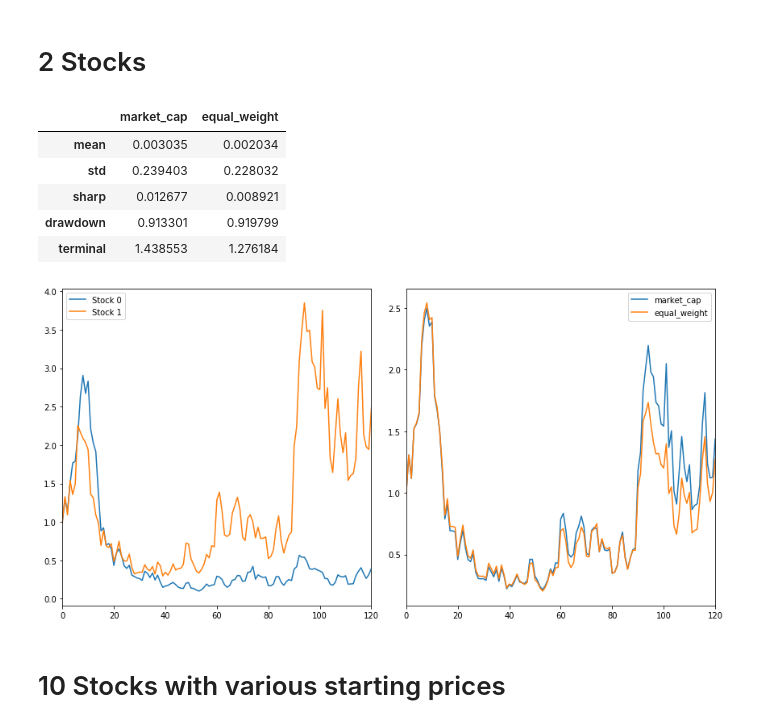
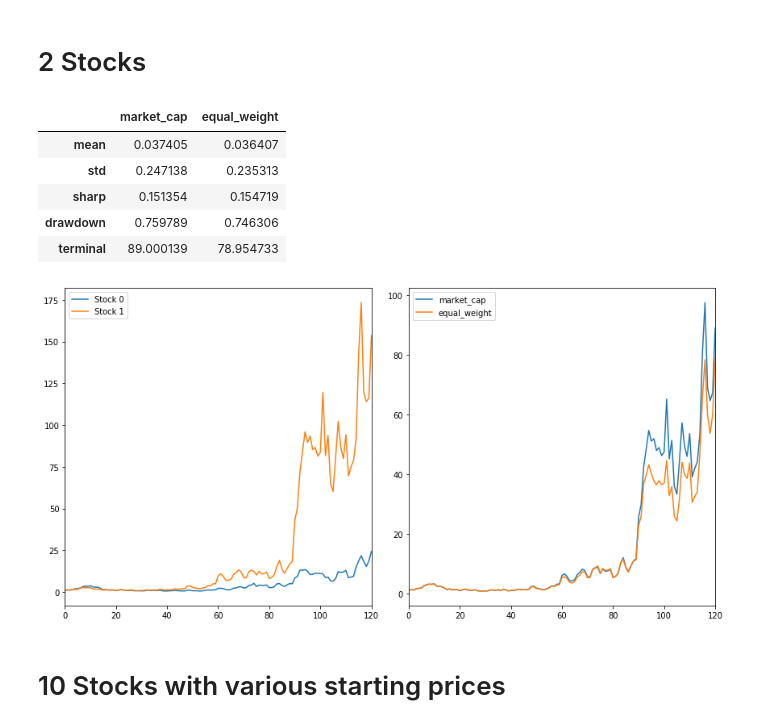
Before and after one commit to tianhuil/portfolio, a Jupyter notebook: Portfolio.ipynb, the cells around one changed output. Saved outputs shown, nothing was run; the diff lists cells and outputs as text; code cells hidden in the pictures.

```diff
--- a/Portfolio.ipynb
+++ b/Portfolio.ipynb
@@ -27,8 +27,8 @@ def stock_prices(S0, mu, sigma, T, seed=42):
 
     drift = mu - 0.5 * np.diag(np.dot(sigma, sigma.T))
     vol = np.dot(sigma, W)
-    increments = drift[:, np.newaxis] + np.cumsum(vol, axis=1)
-    return np.concatenate((S0, S0 * np.exp(increments)), axis=1)
+    log_path = np.outer(drift, np.arange(1, T+1)) + np.cumsum(vol, axis=1)
+    return np.concatenate((S0, S0 * np.exp(log_path)), axis=1)
 
 def market_cap_portfolio(stocks):
     S0 = stocks[:, 0]
@@ -45,7 +45,7 @@ def gmean(x):
     return np.exp(np.mean(np.log(x)))
 
 def gstd(x):
-    return np.exp(np.mean(np.log(x) - np.log(gmean(x)) ** 2))
+    return np.exp(np.std(np.log(x)))
 
 def cummax(x):
     return np.maximum.accumulate(x)
@@ -53,7 +53,7 @@ def cummax(x):
 def statistics(portfolio):
     portfolio = np.array(portfolio)
     returns = portfolio[1:] / portfolio[:-1]
-    mean = gmean(returns) - 1.
+    mean = np.log(gmean(returns))
     std = np.std(returns)
     return pd.Series({
         'mean': mean,
@@ -83,20 +83,20 @@ def plot_results(stocks):
 # 2 Stocks
 # %%
 T = 120
-mu = np.ones([2]) * 0.1
+mu = np.ones([2]) * 0.06
 sigma = [[.2, .1], [.1, .2]]
 seed = 42
 S0 = np.ones([2, 1])
 stocks = stock_prices(S0, mu, sigma, T, seed=42)
 plot_results(stocks)
 # %% [output]
 |  | market_cap | equal_weight |
-| mean | 0.003035 | 0.002034 |
-| std | 0.239403 | 0.228032 |
-| sharp | 0.012677 | 0.008921 |
-| drawdown | 0.913301 | 0.919799 |
-| terminal | 1.438553 | 1.276184 |
+| mean | 0.037405 | 0.036407 |
+| std | 0.247138 | 0.235313 |
+| sharp | 0.151354 | 0.154719 |
+| drawdown | 0.759789 | 0.746306 |
+| terminal | 89.000139 | 78.954733 |
-[figure, old version]
+[figure, new version]
 # %% [markdown]
 # 10 Stocks with various starting prices
 # %%
```
Also changed, not shown: parts of 6 cells of this notebook.
